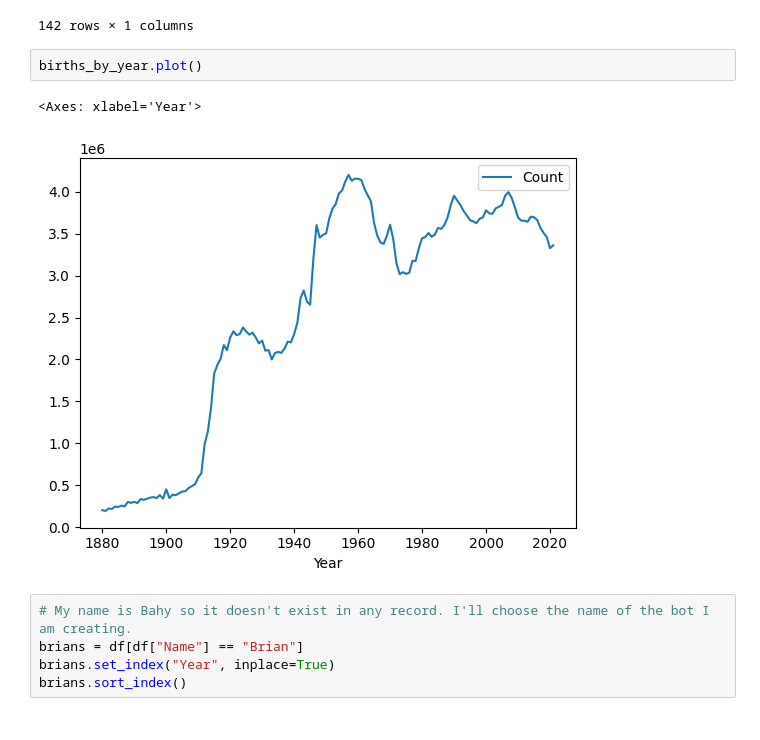
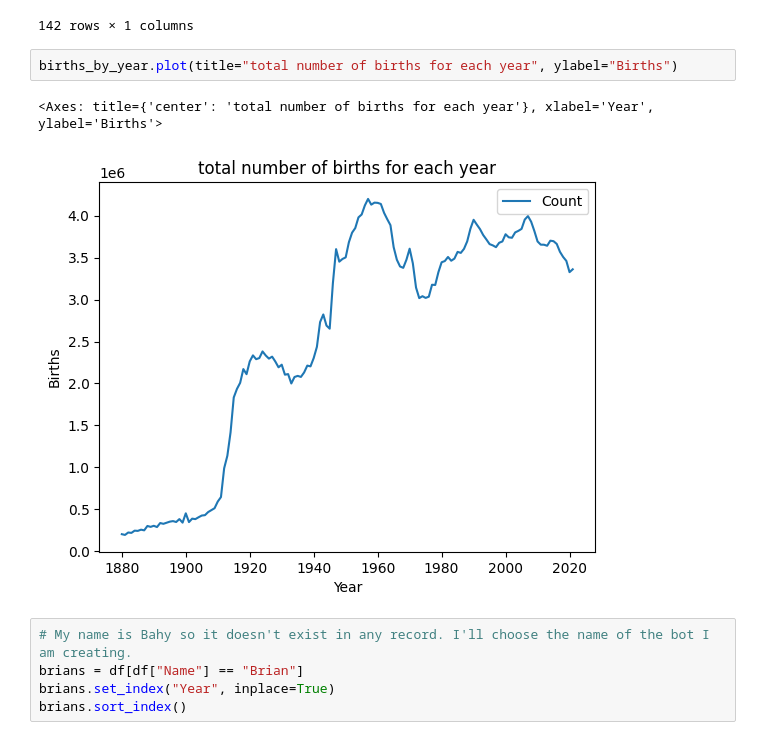
Before and after one commit to bahyali/code-ds-baby-names, a Jupyter notebook: baby_timelines.ipynb, the cells around one changed output. Drawn from its saved outputs; the diff is of its cells as text.

```diff
--- a/baby_timelines.ipynb
+++ b/baby_timelines.ipynb
@@ -55,11 +55,11 @@ births_by_year.sort_index()
 | 2020 | 3327419 |
 | 2021 | 3361375 |
 142 rows × 1 columns
-# %%
-births_by_year.plot()
-# %% [output]
-<Axes: xlabel='Year'>
-[figure, removed]
+# %%
+births_by_year.plot(title="total number of births for each year", ylabel="Births")
+# %% [output]
+<Axes: title={'center': 'total number of births for each year'}, xlabel='Year', ylabel='Births'>
+[figure, added]
 # %%
 # My name is Bahy so it doesn't exist in any record. I'll choose the name of the bot I am creating.
 brians = df[df["Name"] == "Brian"]
```
Also changed, not shown: parts of 6 cells of this notebook.
